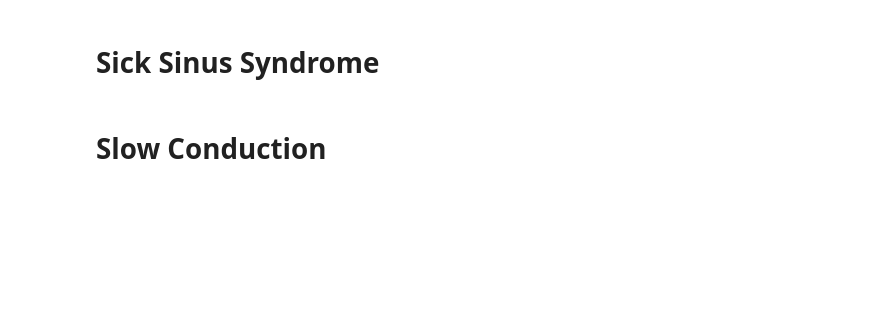
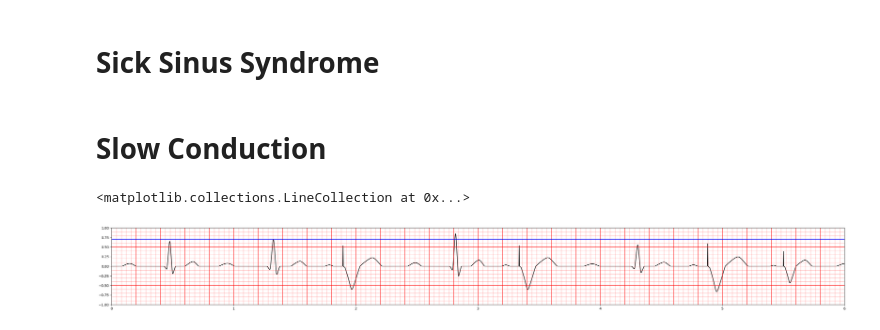
Before and after one commit to joonhaim/edupace, a Jupyter notebook: simulator-interface/ecg/ECG simulation - more organised version.ipynb, the cells around one changed output. Cells and saved outputs as stored; diff of their text form; code cells hidden in the pictures; blank space fills up the shorter version.

Commit message:
Update ECG simulation - more organised version.ipynb
Added function for slow conduction

```diff
--- a/simulator-interface/ecg/ECG simulation - more organised version.ipynb
+++ b/simulator-interface/ecg/ECG simulation - more organised version.ipynb
@@ -1117,3 +1122,37 @@ def slow_conduction(ecg_func, gap, regularity, sensitivity,rate, output, asynchr
 
 
     return x, y
+# %%
+t = np.linspace(0,1,101)
+patient_HR = 75
+gap = heart_rate(patient_HR)
+sensitivity = 0.7
+x_ecg, y_ecg = slow_conduction(ECG_wave, gap, regularity='Irregular', sensitivity=sensitivity, rate=70, output=1.5, asynchronous=False)
+
+fig, ax = plt.subplots(figsize=(38, 4))
+ax.plot(x_ecg, y_ecg, color='black')
+ax.set_xlim(0, 6)
+ax.set_ylim(-1, 1)
+
+# compute line positions
+big_lines_v = np.arange(0, 6, 0.2)
+small_lines_v = np.arange(0, 6, 0.04)
+big_lines_h = np.arange(-1.5, 1.5, 1)
+small_lines_h = np.arange(-1.5, 1.5, 0.1)
+
+ymin, ymax = ax.get_ylim()
+xmin, xmax = ax.get_xlim()
+
+# draw vertical lines (from ymin to ymax) in a single call each
+ax.vlines(big_lines_v, ymin, ymax, colors='red', alpha=0.7, linewidth=1.5)
+ax.vlines(small_lines_v, ymin, ymax, colors='red', alpha=0.3, linewidth=1)
+
+# draw horizontal lines (from xmin to xmax)
+ax.hlines(big_lines_h, xmin, xmax, colors='red', alpha=0.7, linewidth=1.5)
+ax.hlines(small_lines_h, xmin, xmax, colors='red', alpha=0.3, linewidth=1)
+
+#Line to indicate sensitivity setting
+ax.hlines(sensitivity, xmin, xmax, colors='blue', alpha=1, linewidth=1.5)
+# %% [output]
+<matplotlib.collections.LineCollection at 0x...>
+[figure, added]
```
Also changed, not shown: parts of 5 cells of this notebook.
